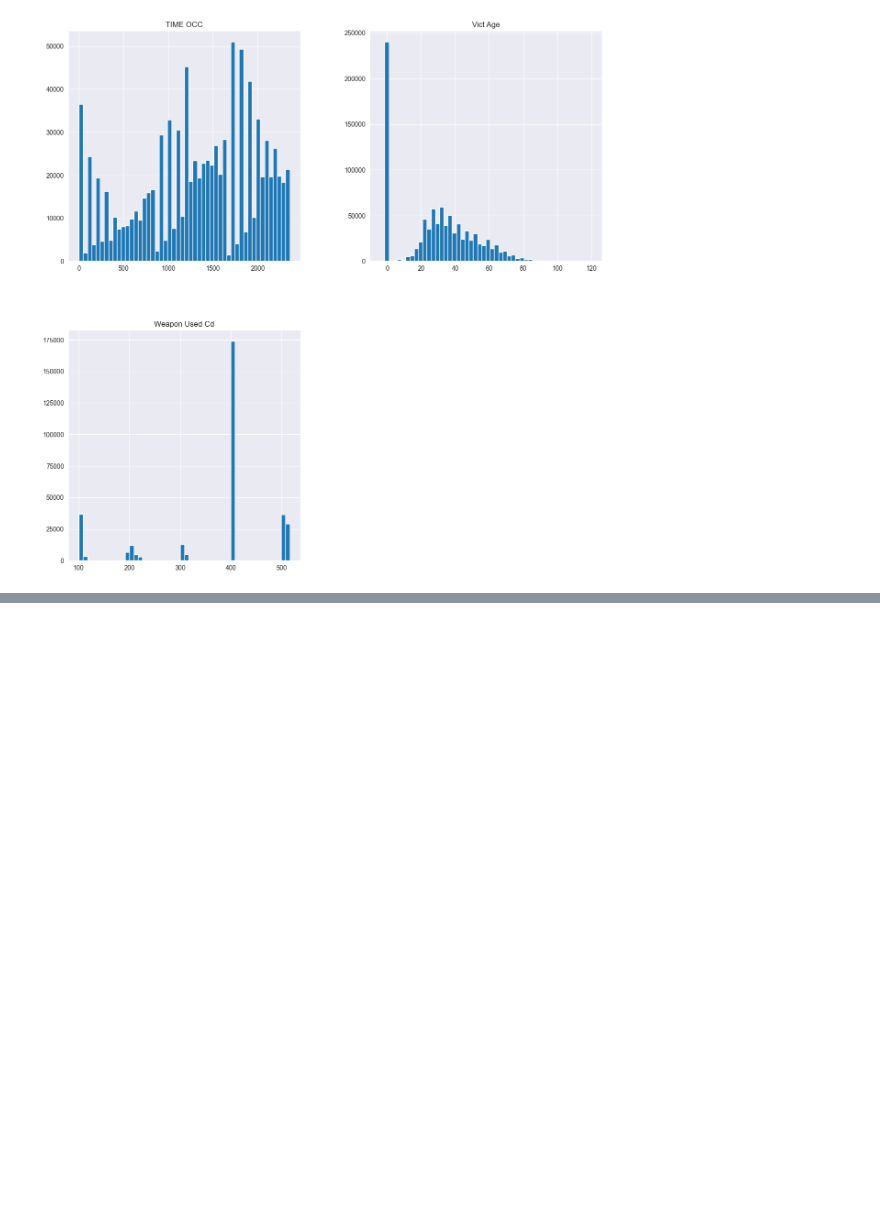
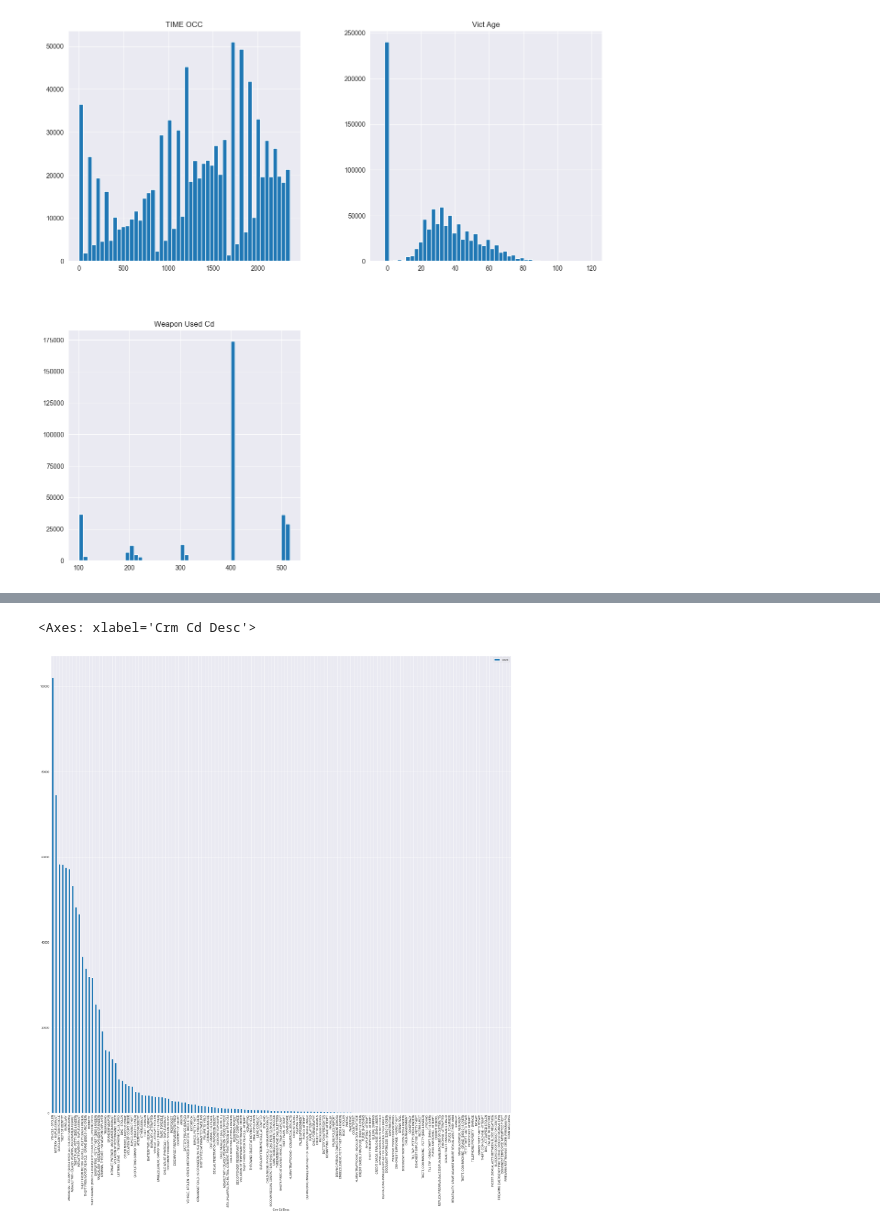
Before and after one commit to Jinzo90293/data_analysis, a Jupyter notebook: analysis.ipynb, the cells around one changed output, grey strips where cells are left out. Cells and saved outputs as stored; diff of their text form; code cells hidden in the pictures; blank space fills up the shorter version.

Commit message:
bar chart for common crimes

```diff
--- a/analysis.ipynb
+++ b/analysis.ipynb
@@ -51,0 +67,5 @@ vict_age_30 = crime_data_subset[crime_data_subset["Vict Age"] > 30]
+# %%
+pd.DataFrame(crime_data_subset["Crm Cd Desc"].value_counts()).plot(kind='bar', figsize=(30,30))
+# %% [output]
+<Axes: xlabel='Crm Cd Desc'>
+[figure, added]
```
Also changed, not shown: parts of 1 cell of this notebook.
